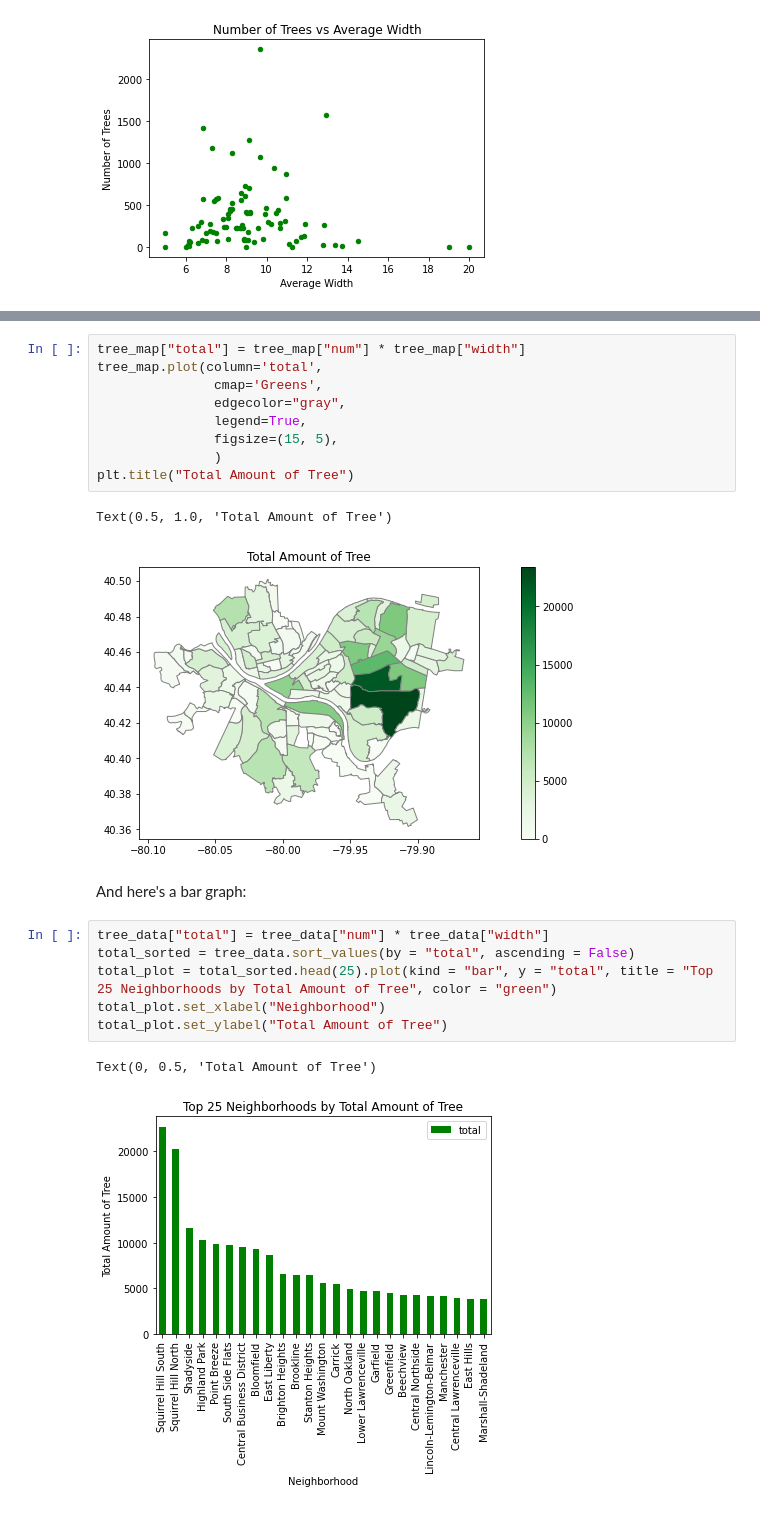
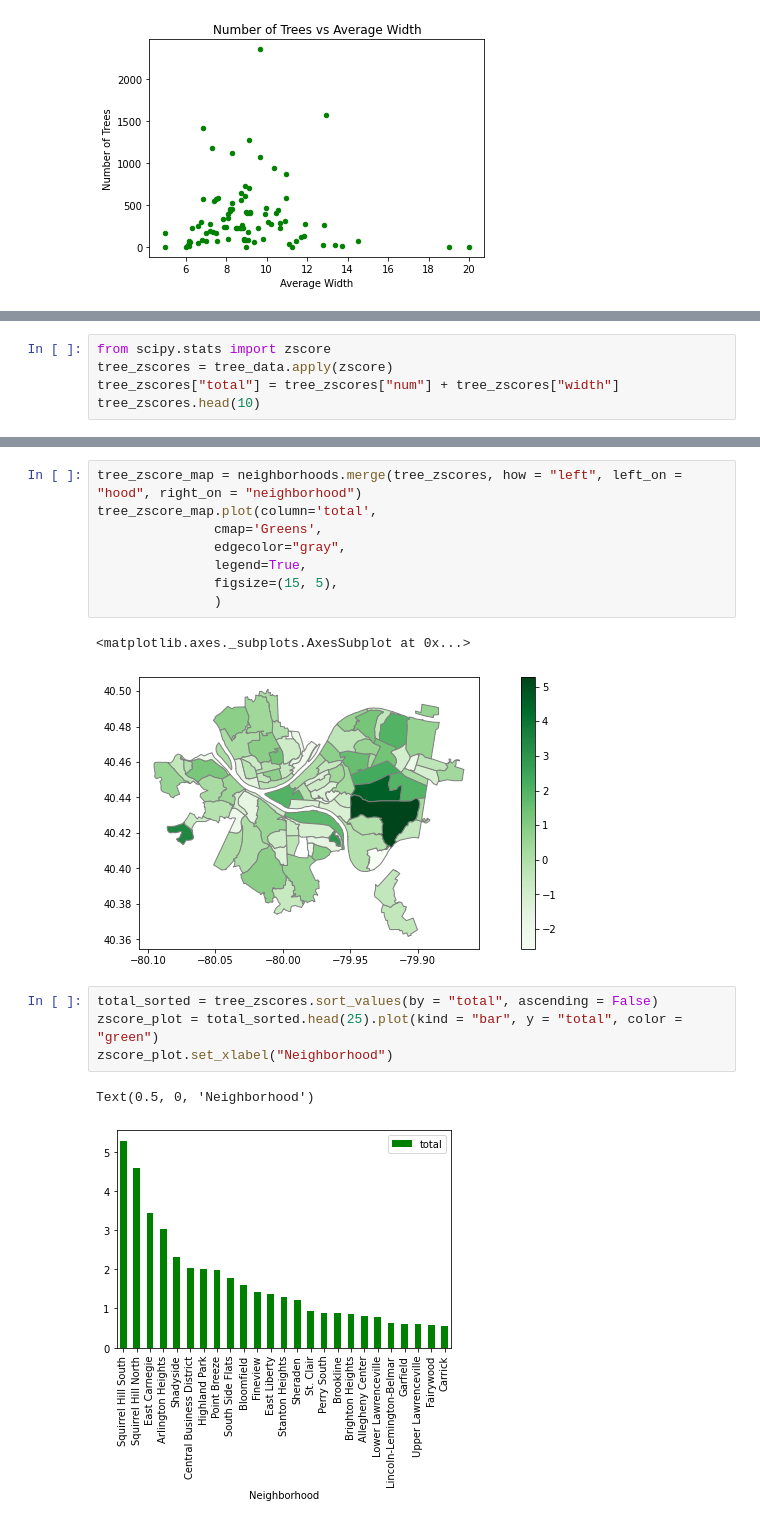
Before and after one commit to jeffzheng13/Best-Neighborhood-For-Fugitive, a Jupyter notebook: Trees.ipynb, the cells around one changed output, grey strips where cells are left out. Cells and saved outputs as stored; diff of their text form.

```diff
--- a/Trees.ipynb
+++ b/Trees.ipynb
@@ -173,0 +174,5 @@ In order to find the conclusive best neighborhood based on this dataset, I multi
+# %%
+from scipy.stats import zscore
+tree_zscores = tree_data.apply(zscore)
+tree_zscores["total"] = tree_zscores["num"] + tree_zscores["width"]
+tree_zscores.head(10)
@@ -174,25 +192,20 @@ In order to find the conclusive best neighborhood based on this dataset, I multi
 # %%
-tree_map["total"] = tree_map["num"] * tree_map["width"]
-tree_map.plot(column='total',
+tree_zscore_map = neighborhoods.merge(tree_zscores, how = "left", left_on = "hood", right_on = "neighborhood")
+tree_zscore_map.plot(column='total',
                cmap='Greens',
                edgecolor="gray",
                legend=True,
                figsize=(15, 5),
                )
-plt.title("Total Amount of Tree")
 # %% [output]
-Text(0.5, 1.0, 'Total Amount of Tree')
+<matplotlib.axes._subplots.AxesSubplot at 0x...>
-[figure, old version]
+[figure, new version]
-# %% [markdown]
-And here's a bar graph:
 # %%
-tree_data["total"] = tree_data["num"] * tree_data["width"]
-total_sorted = tree_data.sort_values(by = "total", ascending = False)
-total_plot = total_sorted.head(25).plot(kind = "bar", y = "total", title = "Top 25 Neighborhoods by Total Amount of Tree", color = "green")
-total_plot.set_xlabel("Neighborhood")
-total_plot.set_ylabel("Total Amount of Tree")
+total_sorted = tree_zscores.sort_values(by = "total", ascending = False)
+zscore_plot = total_sorted.head(25).plot(kind = "bar", y = "total", color = "green")
+zscore_plot.set_xlabel("Neighborhood")
 # %% [output]
-Text(0, 0.5, 'Total Amount of Tree')
+Text(0.5, 0, 'Neighborhood')
-[figure, old version]
+[figure, new version]
 # %% [markdown]
 ## Conclusion
```
Also changed, not shown: parts of 3 cells of this notebook.
